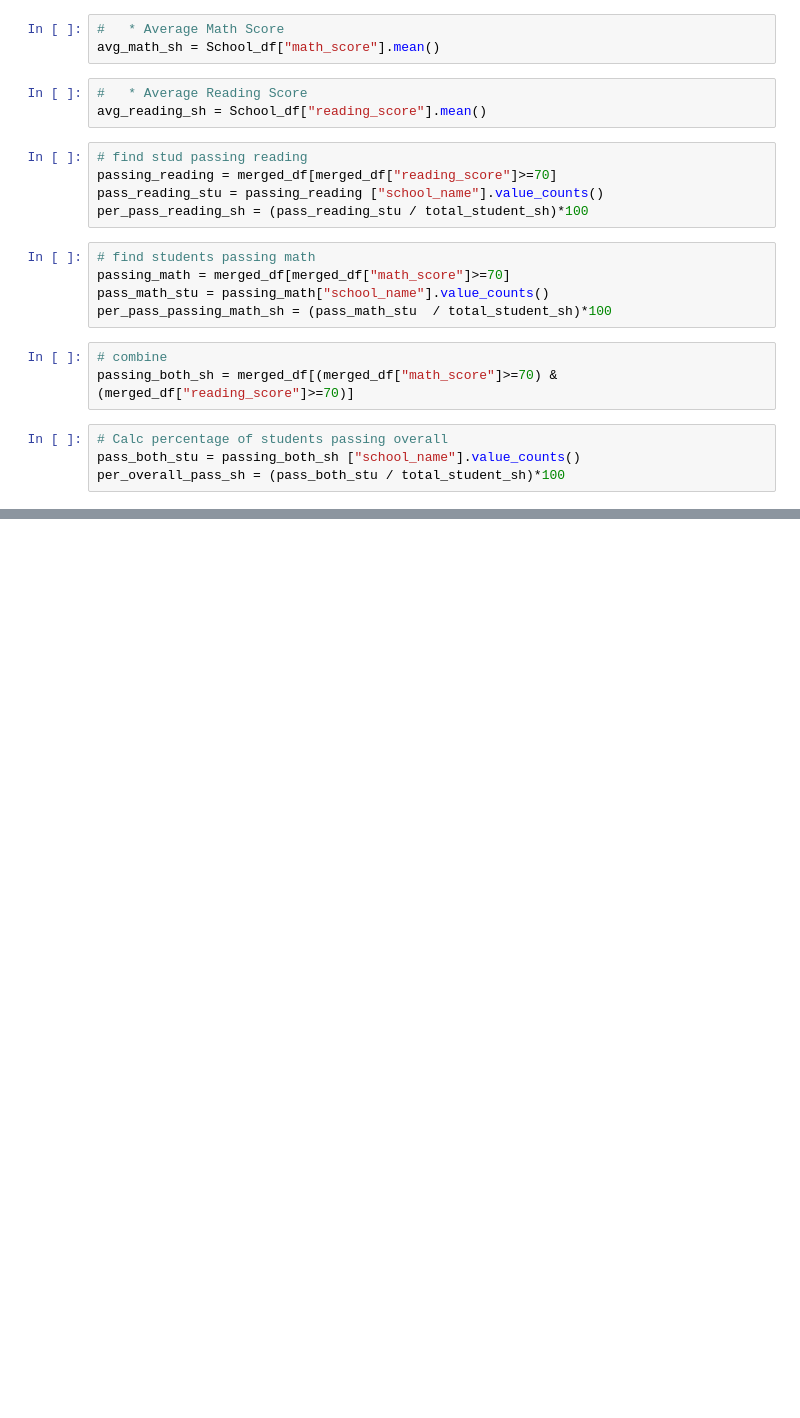
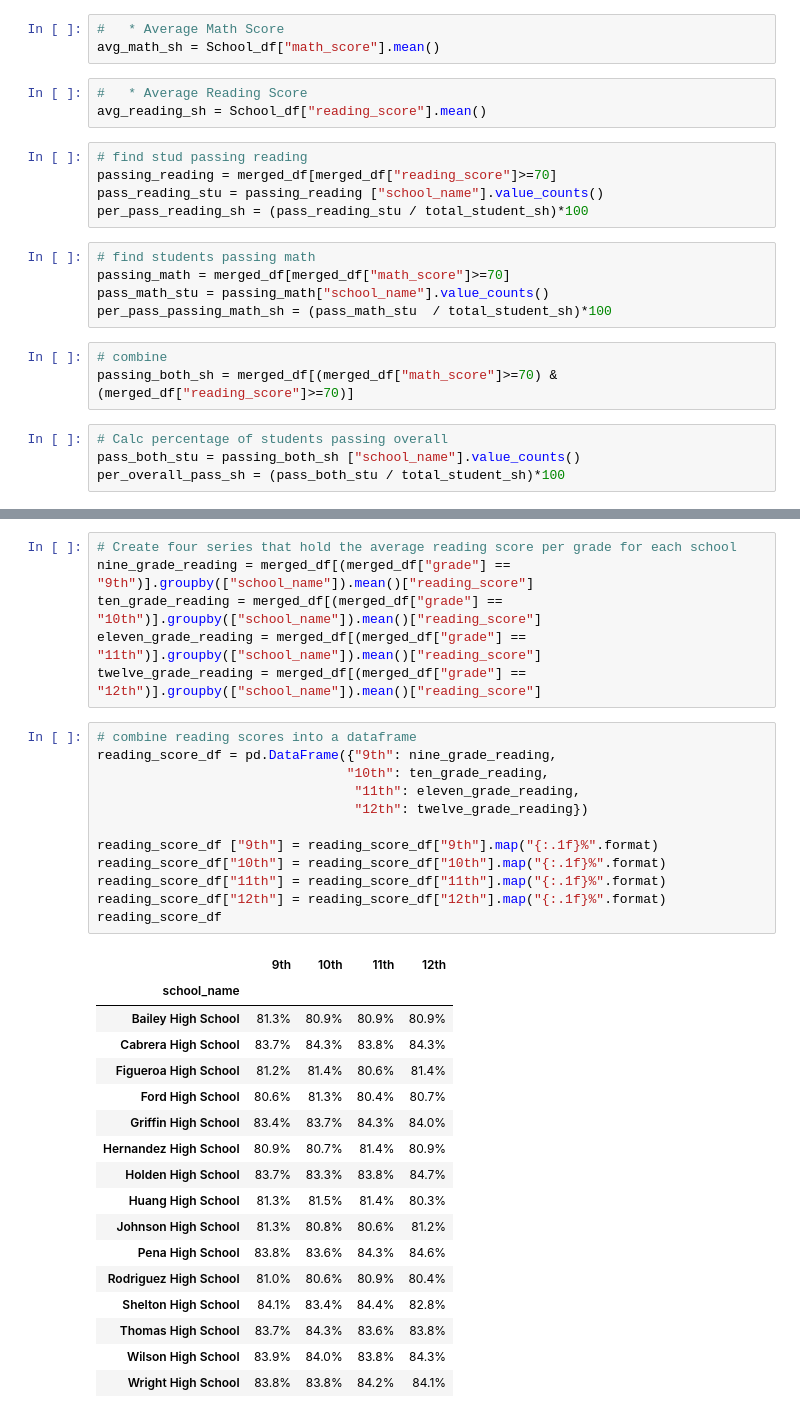
Before and after one commit to L-Nash/pandas-challenge, a Jupyter notebook: pandas challenge notebook.ipynb, the cells around one changed output, grey strips where cells are left out. Drawn from its saved outputs; the diff is of its cells as text; blank space fills up the shorter version.

```diff
--- a/pandas challenge notebook.ipynb
+++ b/pandas challenge notebook.ipynb
@@ -291,0 +275,36 @@ TypeError: 'DataFrameGroupBy' object is not callable
+# %%
+# Create four series that hold the average reading score per grade for each school
+nine_grade_reading = merged_df[(merged_df["grade"] == "9th")].groupby(["school_name"]).mean()["reading_score"]
+ten_grade_reading = merged_df[(merged_df["grade"] == "10th")].groupby(["school_name"]).mean()["reading_score"]
+eleven_grade_reading = merged_df[(merged_df["grade"] == "11th")].groupby(["school_name"]).mean()["reading_score"]
+twelve_grade_reading = merged_df[(merged_df["grade"] == "12th")].groupby(["school_name"]).mean()["reading_score"]
+# %%
+# combine reading scores into a dataframe
+reading_score_df = pd.DataFrame({"9th": nine_grade_reading,
+                                "10th": ten_grade_reading,
+                                 "11th": eleven_grade_reading,
+                                 "12th": twelve_grade_reading})
+
+reading_score_df ["9th"] = reading_score_df["9th"].map("{:.1f}%".format)
+reading_score_df["10th"] = reading_score_df["10th"].map("{:.1f}%".format)
+reading_score_df["11th"] = reading_score_df["11th"].map("{:.1f}%".format)
+reading_score_df["12th"] = reading_score_df["12th"].map("{:.1f}%".format)
+reading_score_df
+# %% [output]
+|  | 9th | 10th | 11th | 12th |
+| school_name |  |  |  |  |
+| Bailey High School | 81.3% | 80.9% | 80.9% | 80.9% |
+| Cabrera High School | 83.7% | 84.3% | 83.8% | 84.3% |
+| Figueroa High School | 81.2% | 81.4% | 80.6% | 81.4% |
+| Ford High School | 80.6% | 81.3% | 80.4% | 80.7% |
+| Griffin High School | 83.4% | 83.7% | 84.3% | 84.0% |
+| Hernandez High School | 80.9% | 80.7% | 81.4% | 80.9% |
+| Holden High School | 83.7% | 83.3% | 83.8% | 84.7% |
+| Huang High School | 81.3% | 81.5% | 81.4% | 80.3% |
+| Johnson High School | 81.3% | 80.8% | 80.6% | 81.2% |
+| Pena High School | 83.8% | 83.6% | 84.3% | 84.6% |
+| Rodriguez High School | 81.0% | 80.6% | 80.9% | 80.4% |
+| Shelton High School | 84.1% | 83.4% | 84.4% | 82.8% |
+| Thomas High School | 83.7% | 84.3% | 83.6% | 83.8% |
+| Wilson High School | 83.9% | 84.0% | 83.8% | 84.3% |
+| Wright High School | 83.8% | 83.8% | 84.2% | 84.1% |
```
Also changed, not shown: parts of 21 cells of this notebook, 1 other file.
